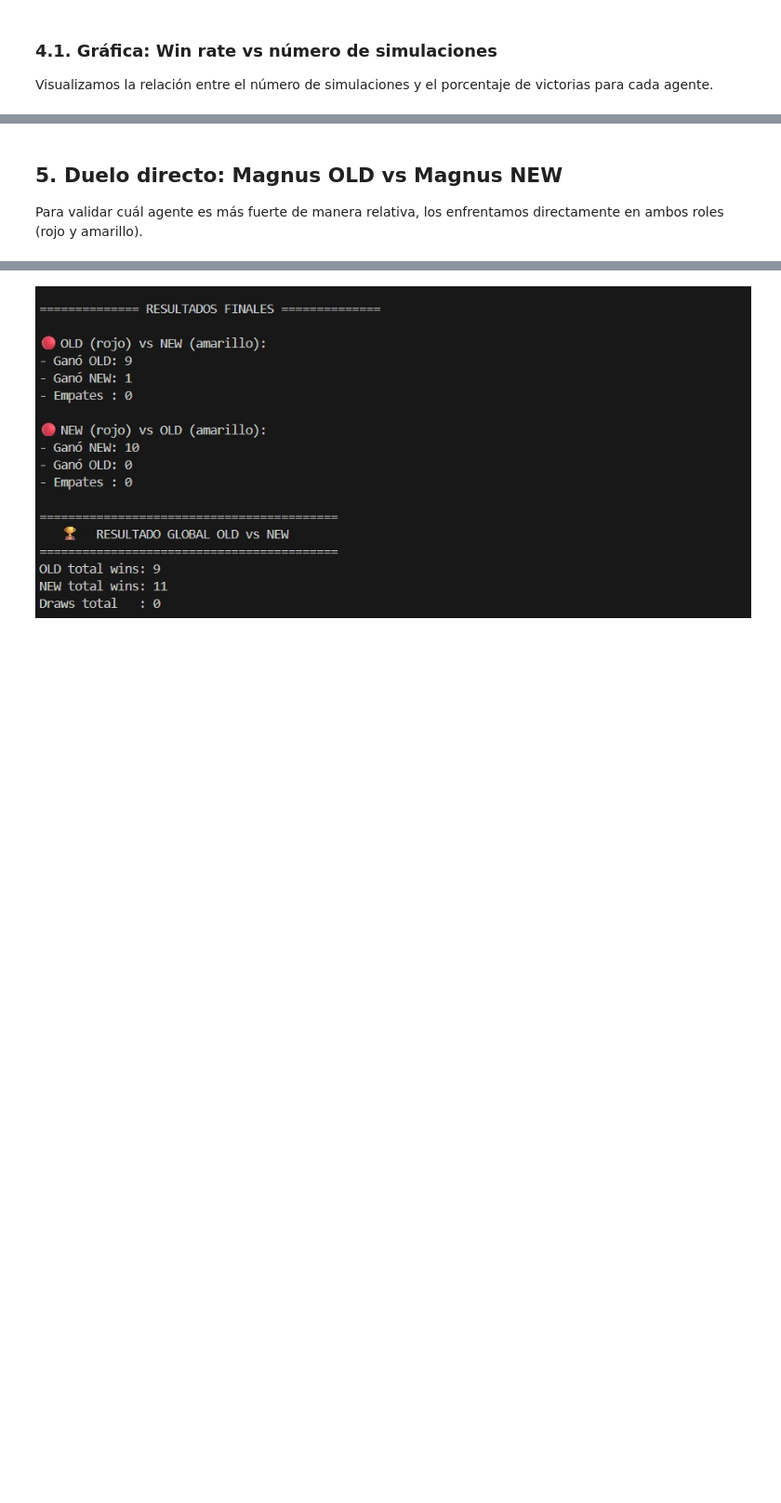
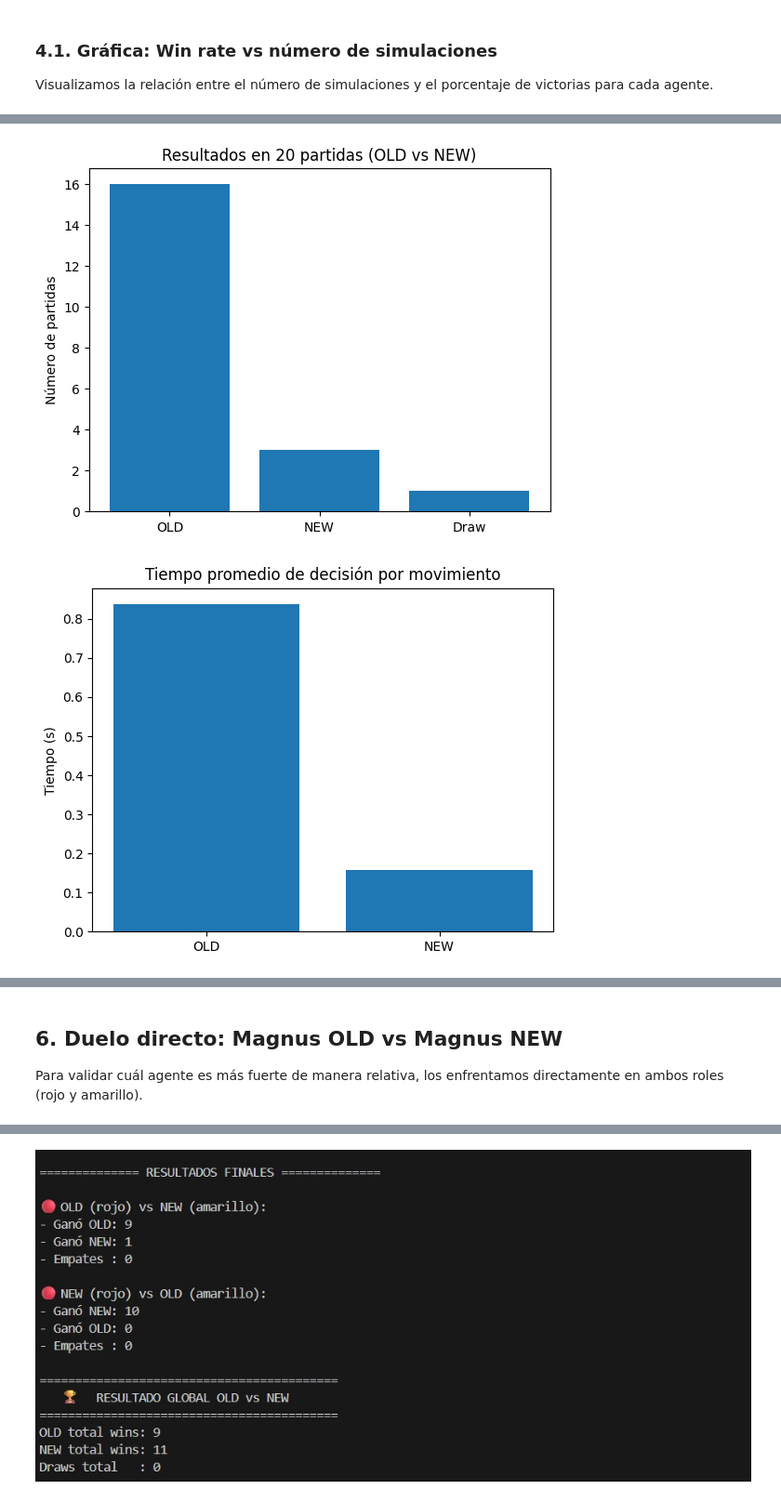
Before and after one commit to Jhojan-Jimenez/Connect-4, a Jupyter notebook: entrega.ipynb, the cells around one changed output, grey strips where cells are left out. Shown at 93% size. Cells and saved outputs as stored; diff of their text form; code cells hidden in the pictures; blank space fills up the shorter version.

```diff
--- a/entrega.ipynb
+++ b/entrega.ipynb
@@ -258,0 +506,37 @@ plt.show()
+# %%
+
+
+# Visualización 1: Victories bar
+
+labels = ["OLD", "NEW", "Draw"]
+values = [results["wins_old"], results["wins_new"], results["draws"]]
+
+plt.figure()
+plt.bar(labels, values)
+plt.title("Resultados en 20 partidas (OLD vs NEW)")
+plt.ylabel("Número de partidas")
+plt.show()
+
+
+# Visualización 2: Tiempo promedio de decisión
+
+plt.figure()
+plt.bar(["OLD", "NEW"], [avg_time_old, avg_time_new])
+plt.title("Tiempo promedio de decisión por movimiento")
+plt.ylabel("Tiempo (s)")
+plt.show()
+
+
+# Visualización 3: Distribución de tiempos (hist)
+
+plt.figure()
+plt.hist(all_times["old"], bins=20, alpha=0.5, label="OLD")
+plt.hist(all_times["new"], bins=20, alpha=0.5, label="NEW")
+plt.title("Distribución de tiempos de decisión")
+plt.xlabel("Tiempo (s)")
+plt.ylabel("Frecuencia")
+plt.legend()
+plt.show()
+# %% [output]
+[figure, added]
+[figure, added]
@@ -259,5 +544,5 @@ plt.show()
 # %% [markdown]
-## 5. Duelo directo: Magnus OLD vs Magnus NEW
+## 6. Duelo directo: Magnus OLD vs Magnus NEW
 
 Para validar cuál agente es más fuerte de manera relativa, los enfrentamos directamente
 en ambos roles (rojo y amarillo).
```
Also changed, not shown: parts of 13 cells of this notebook, 1 other file.
